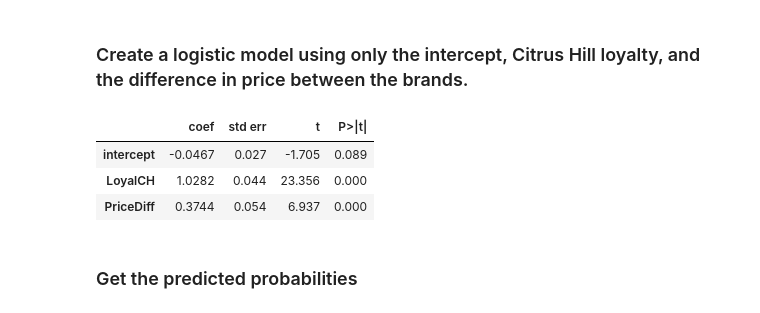
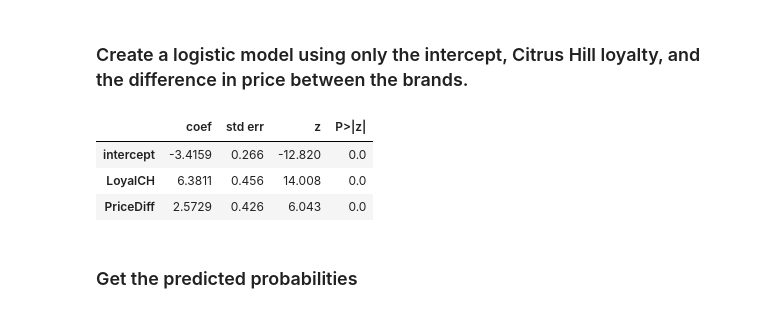
Before and after one commit to paige868/code_2600, a Jupyter notebook: mod06_classification.ipynb, the cells around one changed output. Saved outputs shown, nothing was run; the diff lists cells and outputs as text; code cells hidden in the pictures.

```diff
--- a/mod06_classification.ipynb
+++ b/mod06_classification.ipynb
@@ -207,19 +207,22 @@ summarize(initial_results)
 # %%
 var_list = ['intercept', 'LoyalCH','PriceDiff']
 
+
 # build model
-glm = sm.OLS(y_train, X_train[var_list])
+glm = sm.GLM(y_train,
+             X_train[var_list],
+             family=sm.families.Binomial())
 
 # fit model
 results = glm.fit()
 
 # analyze model
 summarize(results)
 # %% [output]
-|  | coef | std err | t | P>|t| |
-| intercept | -0.0467 | 0.027 | -1.705 | 0.089 |
-| LoyalCH | 1.0282 | 0.044 | 23.356 | 0.000 |
-| PriceDiff | 0.3744 | 0.054 | 6.937 | 0.000 |
+|  | coef | std err | z | P>|z| |
+| intercept | -3.4159 | 0.266 | -12.820 | 0.0 |
+| LoyalCH | 6.3811 | 0.456 | 14.008 | 0.0 |
+| PriceDiff | 2.5729 | 0.426 | 6.043 | 0.0 |
 # %% [markdown]
 ### Get the predicted probabilities
 # %%
```
Also changed, not shown: parts of 7 cells of this notebook.
